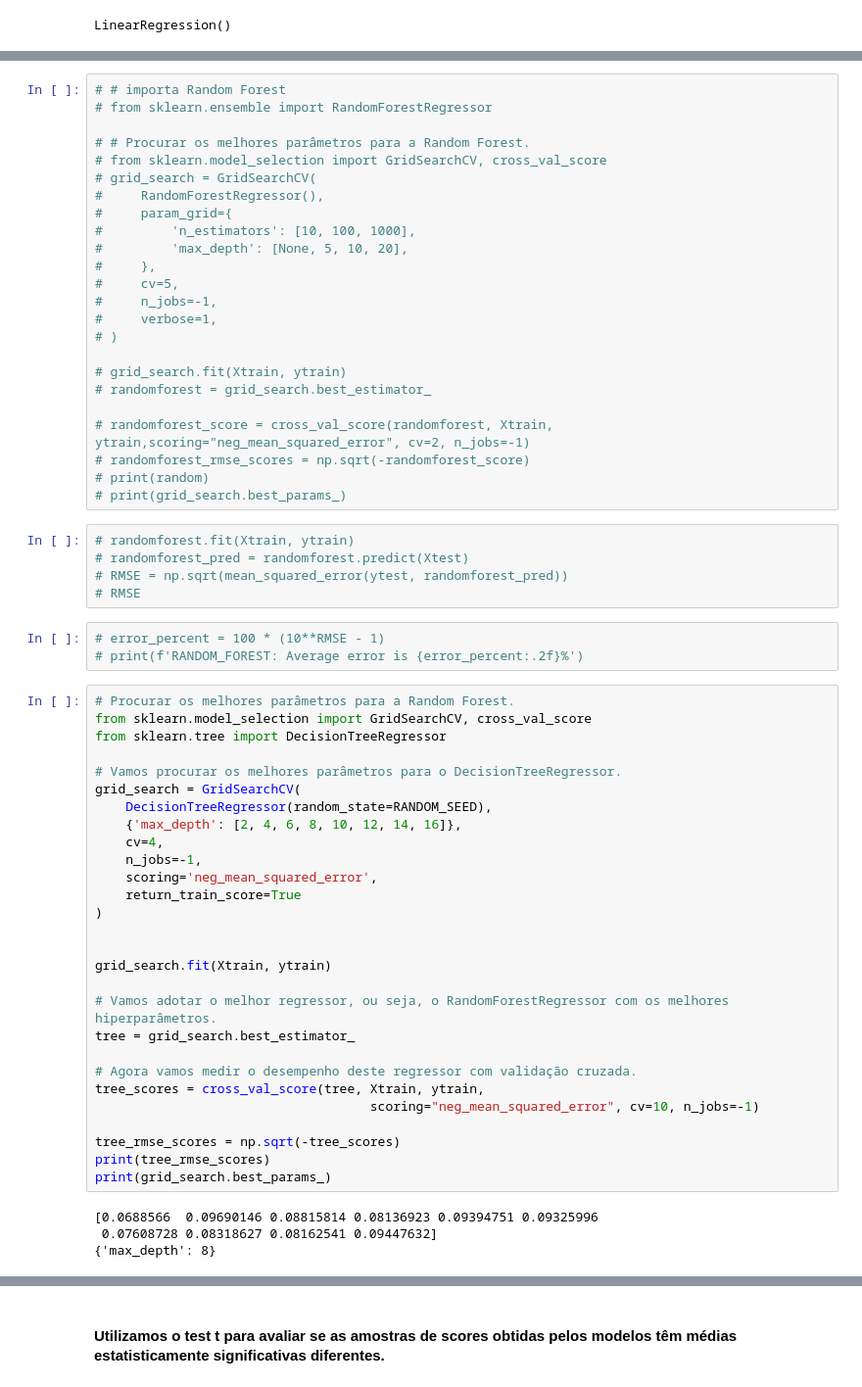
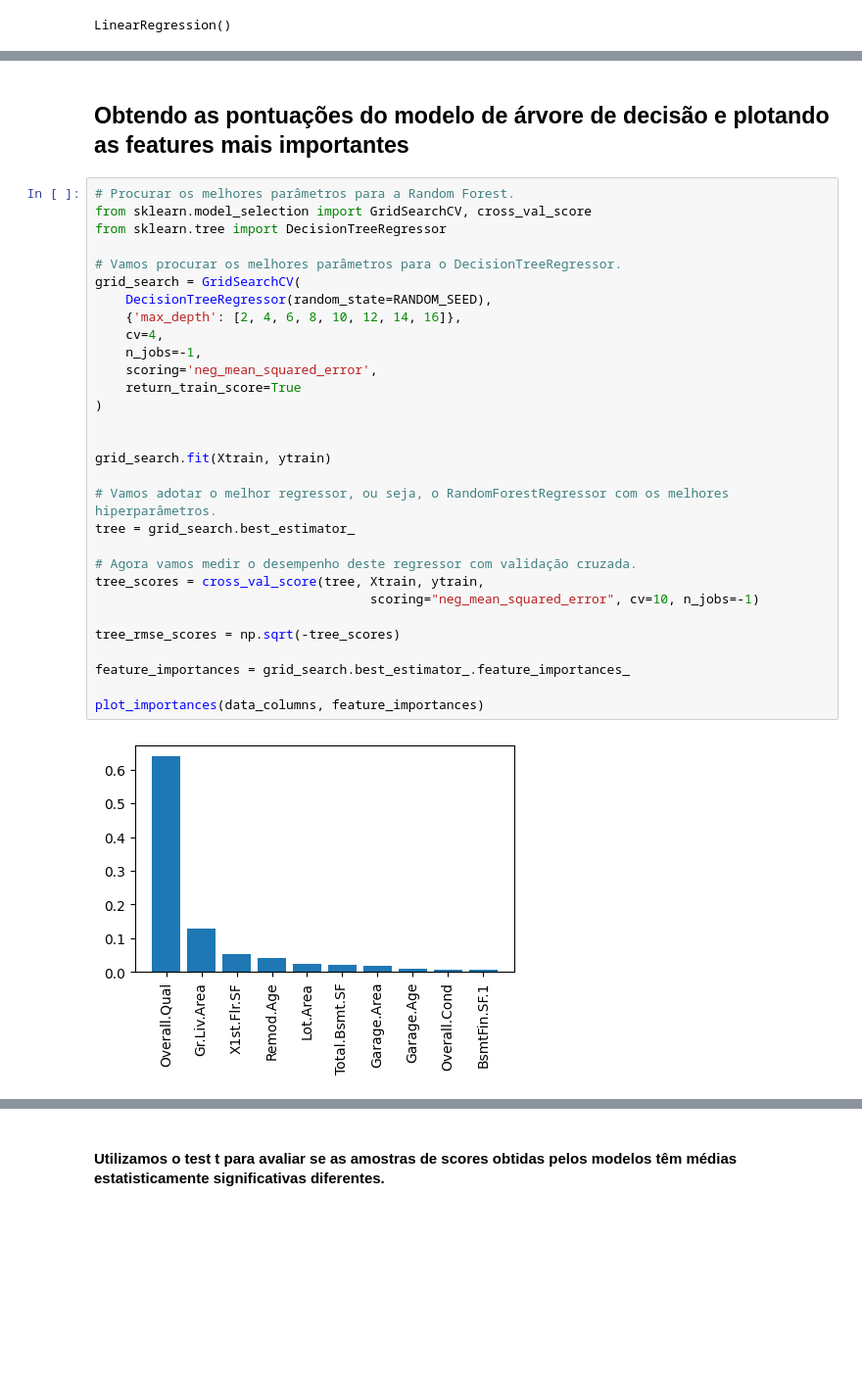
Before and after one commit to GustavoAntony/AmesML, a Jupyter notebook: notebooks/03_linear_regression_modeling.ipynb, the cells around one changed output, grey strips where cells are left out. Shown at 98% size. Saved outputs shown, nothing was run; the diff lists cells and outputs as text; blank space fills up the shorter version.

```diff
--- a/notebooks/03_linear_regression_modeling.ipynb
+++ b/notebooks/03_linear_regression_modeling.ipynb
@@ -486,64 +497,34 @@ LINEAR_REGRESSOR: Average error is 9.82%
-# %%
-# # importa Random Forest
-# from sklearn.ensemble import RandomForestRegressor
-
-# # Procurar os melhores parâmetros para a Random Forest.
-# from sklearn.model_selection import GridSearchCV, cross_val_score
-# grid_search = GridSearchCV(
-#     RandomForestRegressor(),
-#     param_grid={
-#         'n_estimators': [10, 100, 1000],
-#         'max_depth': [None, 5, 10, 20],
-#     },
-#     cv=5,
-#     n_jobs=-1,
-#     verbose=1,
-# )
-
-# grid_search.fit(Xtrain, ytrain)
-# randomforest = grid_search.best_estimator_
-
-# randomforest_score = cross_val_score(randomforest, Xtrain, ytrain,scoring="neg_mean_squared_error", cv=2, n_jobs=-1)
-# randomforest_rmse_scores = np.sqrt(-randomforest_score)
-# print(random)
-# print(grid_search.best_params_)
-# %%
-# randomforest.fit(Xtrain, ytrain)
-# randomforest_pred = randomforest.predict(Xtest)
-# RMSE = np.sqrt(mean_squared_error(ytest, randomforest_pred))
-# RMSE
-# %%
-# error_percent = 100 * (10**RMSE - 1)
-# print(f'RANDOM_FOREST: Average error is {error_percent:.2f}%')
+# %% [markdown]
+## Obtendo as pontuações do modelo de árvore de decisão e plotando as features mais importantes
 # %%
 # Procurar os melhores parâmetros para a Random Forest.
 from sklearn.model_selection import GridSearchCV, cross_val_score
 from sklearn.tree import DecisionTreeRegressor
 
 # Vamos procurar os melhores parâmetros para o DecisionTreeRegressor.
 grid_search = GridSearchCV(
     DecisionTreeRegressor(random_state=RANDOM_SEED),
     {'max_depth': [2, 4, 6, 8, 10, 12, 14, 16]},
     cv=4,
     n_jobs=-1,
     scoring='neg_mean_squared_error',
     return_train_score=True
 )
 
 
 grid_search.fit(Xtrain, ytrain)
 
 # Vamos adotar o melhor regressor, ou seja, o RandomForestRegressor com os melhores hiperparâmetros.
 tree = grid_search.best_estimator_
 
 # Agora vamos medir o desempenho deste regressor com validação cruzada.
 tree_scores = cross_val_score(tree, Xtrain, ytrain,
                                     scoring="neg_mean_squared_error", cv=10, n_jobs=-1)
 
 tree_rmse_scores = np.sqrt(-tree_scores)
-print(tree_rmse_scores)
-print(grid_search.best_params_)
+
+feature_importances = grid_search.best_estimator_.feature_importances_
+
+plot_importances(data_columns, feature_importances)
 # %% [output]
-[0.0688566  0.09690146 0.08815814 0.08136923 0.09394751 0.09325996
- 0.07608728 0.08318627 0.08162541 0.09447632]
-{'max_depth': 8}
+[figure, added]
```
Also changed, not shown: parts of 25 cells of this notebook, 1 other file.
